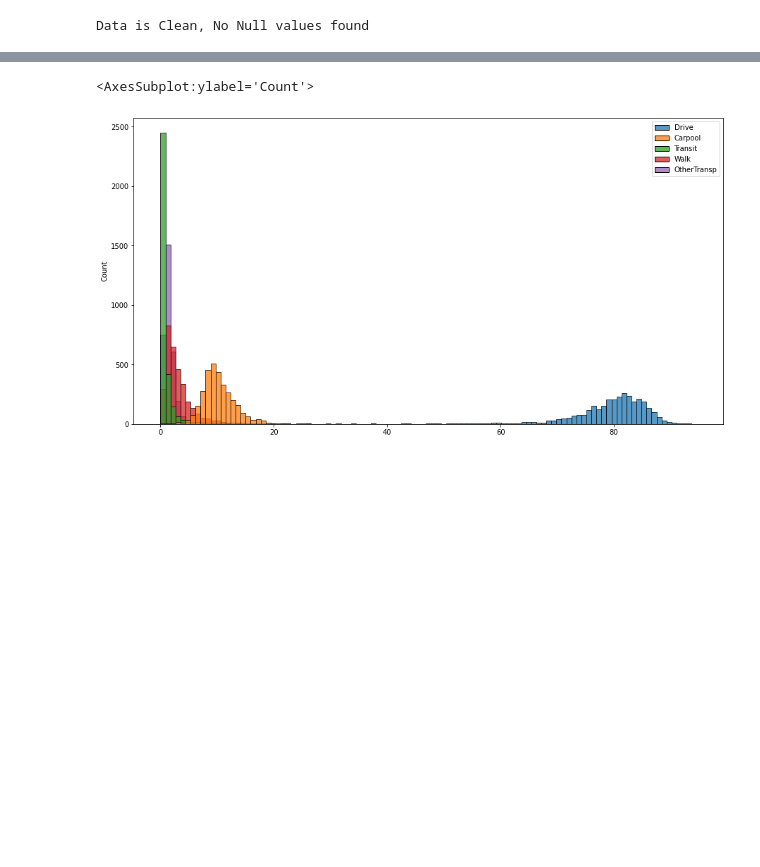
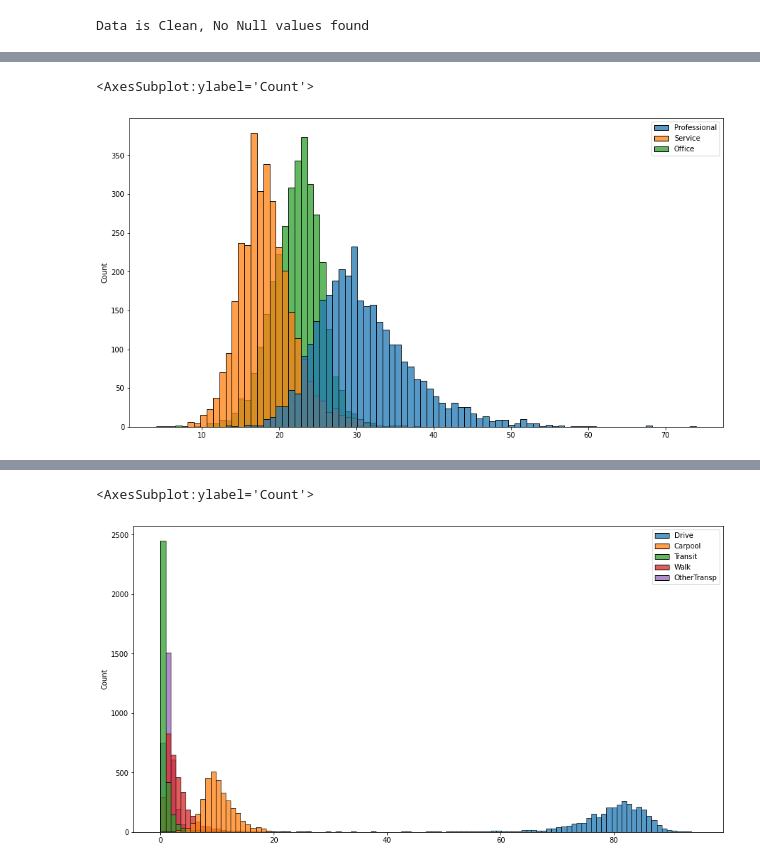
Before and after one commit to jf20541/EDA-FeatureEngineering-FeatureSelection, a Jupyter notebook: notebooks/population_seg.ipynb, the cells around one changed output, grey strips where cells are left out. Saved outputs shown, nothing was run; the diff lists cells and outputs as text; code cells hidden in the pictures; blank space fills up the shorter version.

```diff
--- a/notebooks/population_seg.ipynb
+++ b/notebooks/population_seg.ipynb
@@ -191,0 +228,9 @@ sns.boxplot(data=df_scaled[occupation_list], orient="h", palette="Set2")
+# %%
+# workers_list features historgram
+workers_list = ['Professional', 'Service', 'Office']
+plt.subplots(figsize=(15,8))
+sns.histplot(df[workers_list].astype(float))
+#  typical county has around 30% Professional workers
+# %% [output]
+<AxesSubplot:ylabel='Count'>
+[figure, added]
```
Also changed, not shown: parts of 12 cells of this notebook.
